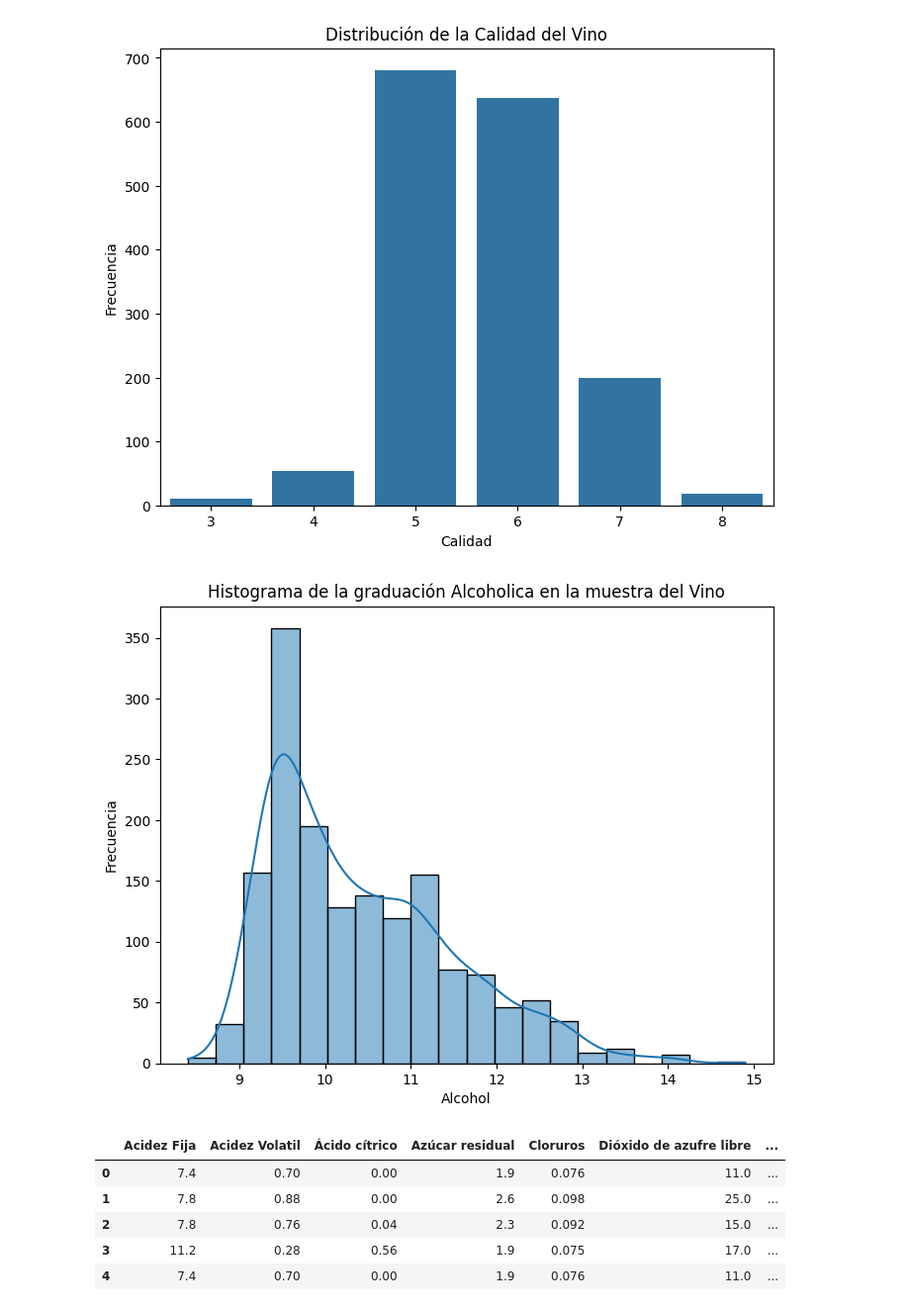
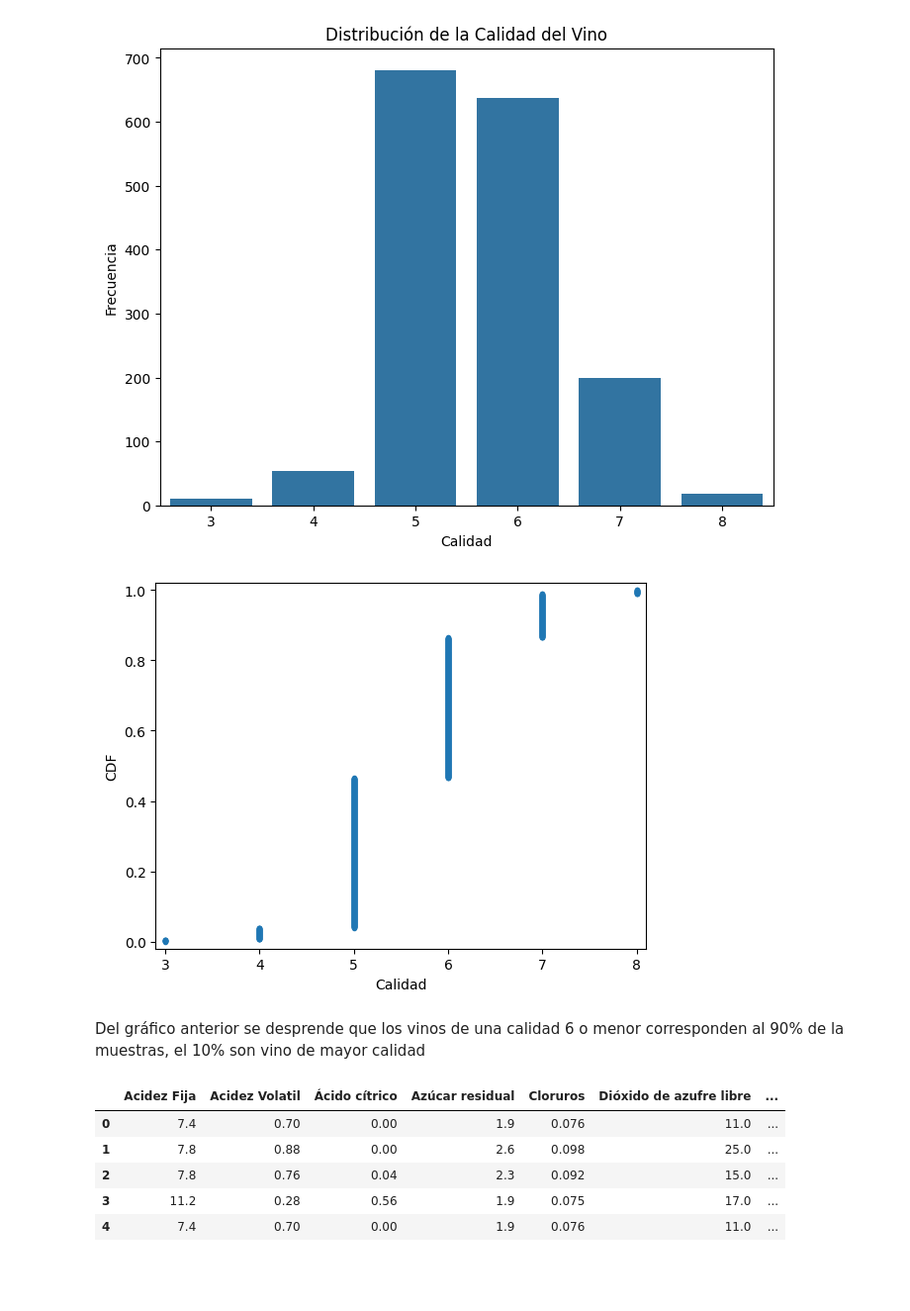
Before and after one commit to tdiego74/Clase_Data_Science_II_PBLC, a Jupyter notebook: Proyecto_DS_II_Preentrega_I_Tocci.ipynb, the cells around one changed output. Shown at 99% size. Saved outputs shown, nothing was run; the diff lists cells and outputs as text; code cells hidden in the pictures; blank space fills up the shorter version.

```diff
--- a/Proyecto_DS_II_Preentrega_I_Tocci.ipynb
+++ b/Proyecto_DS_II_Preentrega_I_Tocci.ipynb
@@ -245,17 +264,22 @@ ax.grid(False)
 plt.show()
 # %% [output]
 [figure]
-# %%
-# Histograma del Alcohol (Univariado)
-plt.figure(figsize=(8, 6))
-sns.histplot(df['Alcohol'], bins=20, kde=True)
-plt.title('Histograma de la graduación Alcoholica en la muestra del Vino')
-plt.xlabel('Alcohol')
-plt.ylabel('Frecuencia')
-plt.grid(False)
-plt.show()
-# %% [output]
-[figure, removed]
+# %%
+# Distribución de la calidad Acumulada
+
+x = np.sort(df['Calidad'])
+y = np.arange(1, len(x)+1) / len(x)
+
+plt.plot(x, y, marker='.', linestyle='none')
+plt.xlabel('Calidad')
+plt.ylabel('CDF')
+plt.margins(0.02)
+
+plt.show()
+# %% [output]
+[figure, added]
+# %% [markdown]
+Del gráfico anterior se desprende que los vinos de una calidad 6 o menor corresponden al 90% de la muestras, el 10% son vino de mayor calidad
 # %%
 #Categorizamos la Calidad en 3 niveles: Baja(entre 0 y 4), Media (entre 5 y 6) y Alta (entre 7 y 10)
 
```
Also changed, not shown: parts of 8 cells of this notebook.
